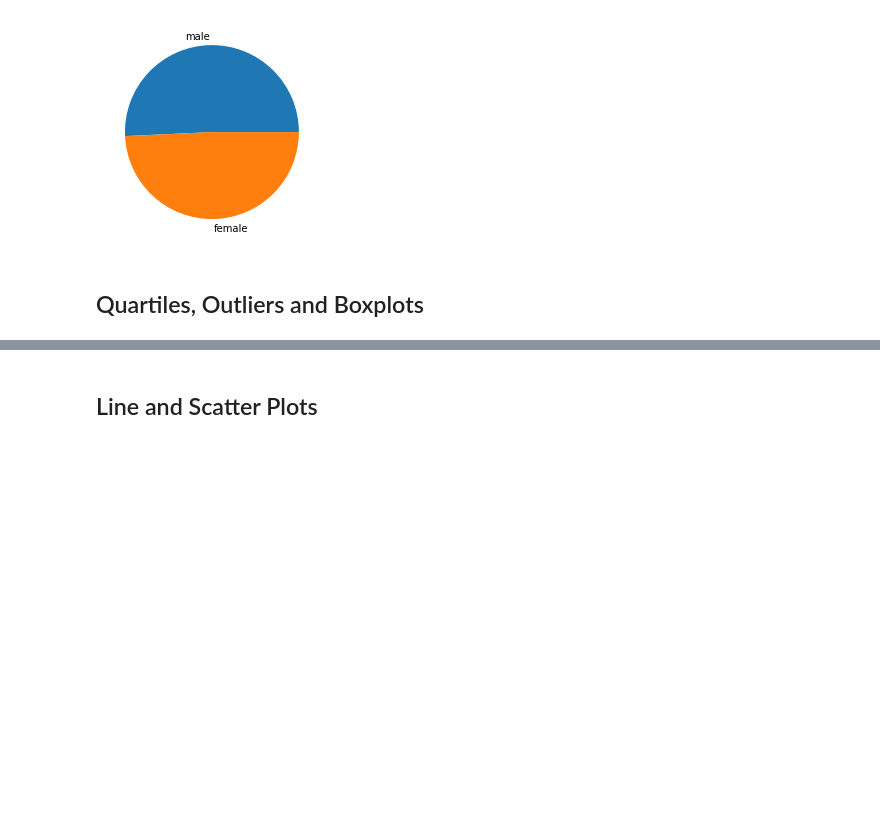
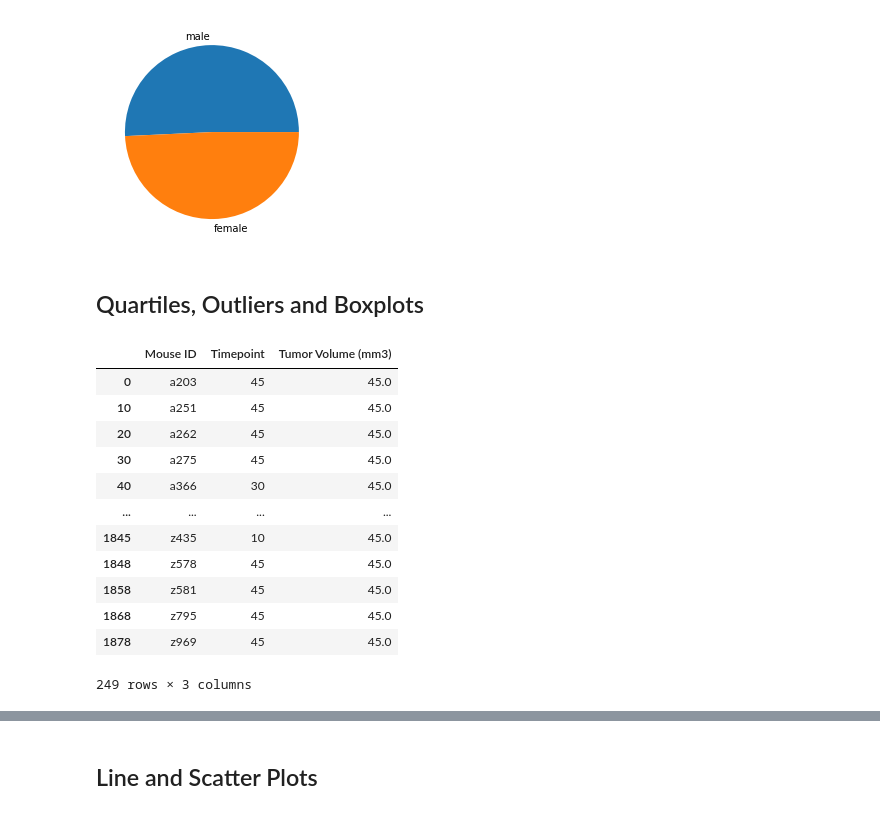
Before and after one commit to sdfeinsilver/MatPlotLib_Challenge, a Jupyter notebook: Pymaceuticals/pymaceuticals_starter.ipynb, the cells around one changed output, grey strips where cells are left out. Drawn from its saved outputs; the diff is of its cells as text; code cells hidden in the pictures; blank space fills up the shorter version.

```diff
--- a/Pymaceuticals/pymaceuticals_starter.ipynb
+++ b/Pymaceuticals/pymaceuticals_starter.ipynb
@@ -155,10 +163,30 @@ plt.pie(sizes, labels = labels)
 # %%
 # Calculate the final tumor volume of each mouse across four of the treatment regimens:
 # Capomulin, Ramicane, Infubinol, and Ceftamin
 
 # Start by getting the last (greatest) timepoint for each mouse
 
+mouse_group_df = clean_df.groupby(["Mouse ID", "Drug Regimen"])["Timepoint"].max()
+mouse_group_df = pd.DataFrame(mouse_group_df)
+
 
 # Merge this group df with the original dataframe to get the tumor volume at the last timepoint
+last_tumor_volume = pd.merge(mouse_group_df,clean_df[["Mouse ID","Tumor Volume (mm3)"]],on="Mouse ID", how="inner")
+last_tumor_volume = last_tumor_volume.drop_duplicates("Mouse ID", keep="first")
+last_tumor_volume
+# %% [output]
+|  | Mouse ID | Timepoint | Tumor Volume (mm3) |
+| 0 | a203 | 45 | 45.0 |
+| 10 | a251 | 45 | 45.0 |
+| 20 | a262 | 45 | 45.0 |
+| 30 | a275 | 45 | 45.0 |
+| 40 | a366 | 30 | 45.0 |
+| ... | ... | ... | ... |
+| 1845 | z435 | 10 | 45.0 |
+| 1848 | z578 | 45 | 45.0 |
+| 1858 | z581 | 45 | 45.0 |
+| 1868 | z795 | 45 | 45.0 |
+| 1878 | z969 | 45 | 45.0 |
+249 rows × 3 columns
 # %%
 # Put treatments into a list for for loop (and later for plot labels)
```
Also changed, not shown: parts of 3 cells of this notebook.
